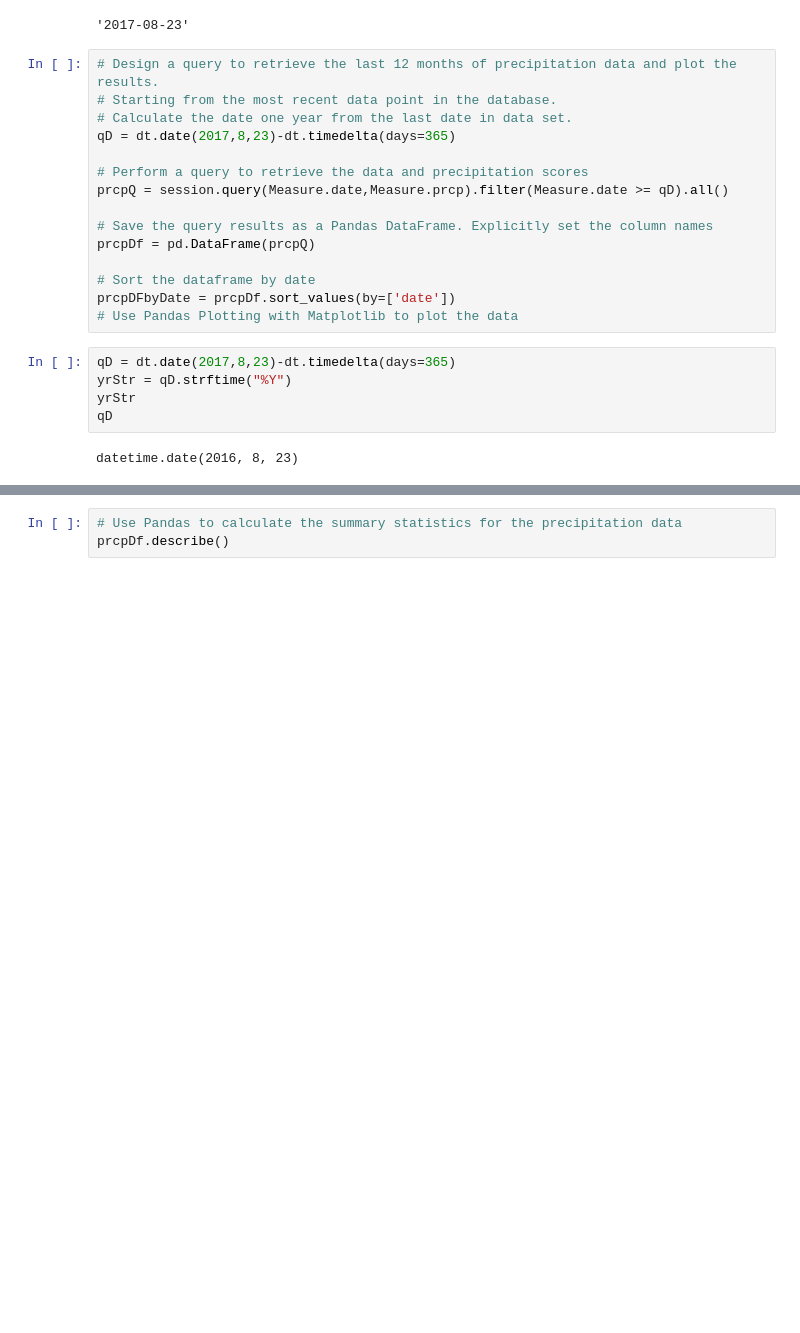
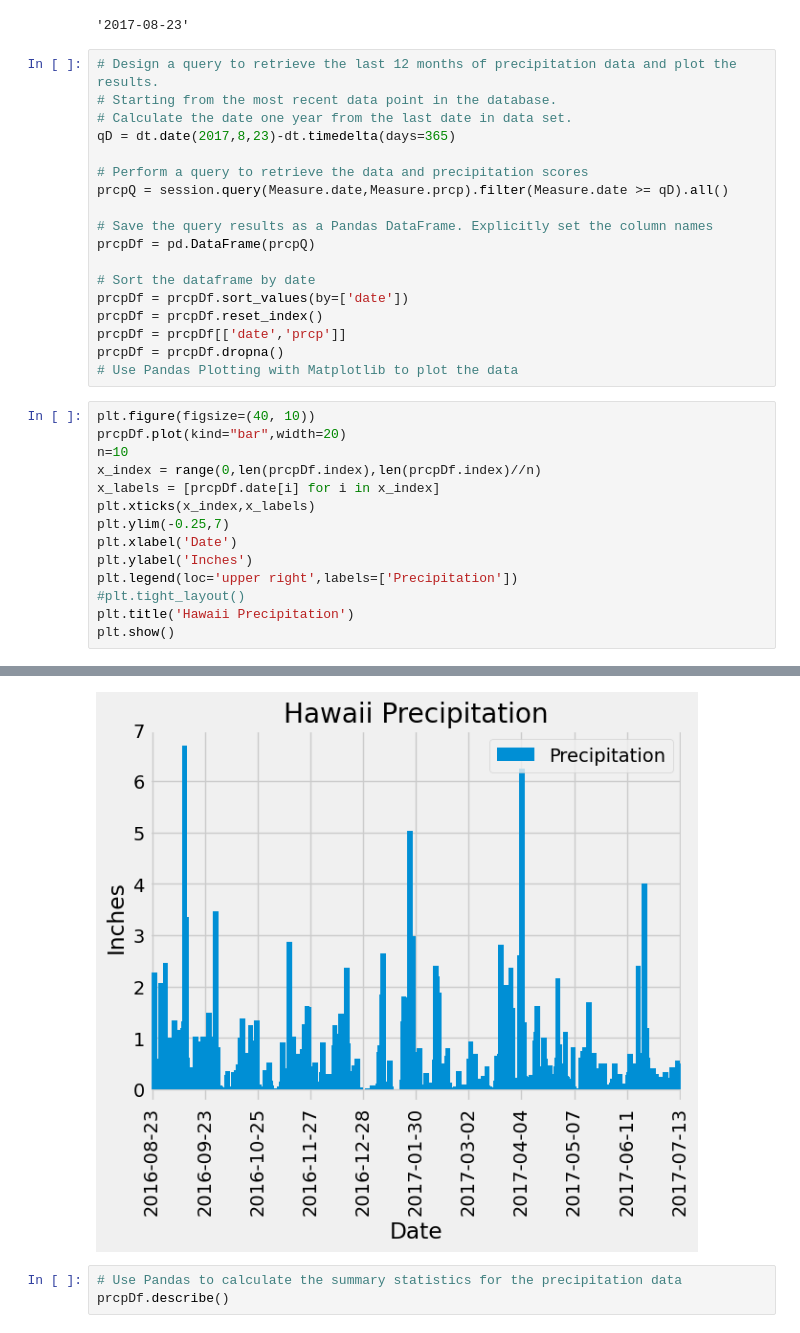
Before and after one commit to kylechou2873/sqlalchemy-challenge, a Jupyter notebook: Starter_Code/climate_starter.ipynb, the cells around one changed output, grey strips where cells are left out. Saved outputs shown, nothing was run; the diff lists cells and outputs as text; blank space fills up the shorter version.

```diff
--- a/Starter_Code/climate_starter.ipynb
+++ b/Starter_Code/climate_starter.ipynb
@@ -78,12 +78,23 @@ prcpQ = session.query(Measure.date,Measure.prcp).filter(Measure.date >= qD).all(
 prcpDf = pd.DataFrame(prcpQ)
 
 # Sort the dataframe by date
-prcpDFbyDate = prcpDf.sort_values(by=['date'])
+prcpDf = prcpDf.sort_values(by=['date'])
+prcpDf = prcpDf.reset_index()
+prcpDf = prcpDf[['date','prcp']]
+prcpDf = prcpDf.dropna()
 # Use Pandas Plotting with Matplotlib to plot the data
-# %%
-qD = dt.date(2017,8,23)-dt.timedelta(days=365)
-yrStr = qD.strftime("%Y")
-yrStr
-qD
-# %% [output]
-datetime.date(2016, 8, 23)
+# %%
+plt.figure(figsize=(40, 10))
+prcpDf.plot(kind="bar",width=20)
+n=10
+x_index = range(0,len(prcpDf.index),len(prcpDf.index)//n)
+x_labels = [prcpDf.date[i] for i in x_index]
+plt.xticks(x_index,x_labels)
+plt.ylim(-0.25,7)
+plt.xlabel('Date')
+plt.ylabel('Inches')
+plt.legend(loc='upper right',labels=['Precipitation'])
+#plt.tight_layout()
+plt.title('Hawaii Precipitation')
+plt.show()
+# %% [output]
@@ -90,3 +102,4 @@ datetime.date(2016, 8, 23)
+[figure, added]
 # %%
 # Use Pandas to calculate the summary statistics for the precipitation data
 prcpDf.describe()
```
Also changed, not shown: parts of 3 cells of this notebook, 1 other file.
